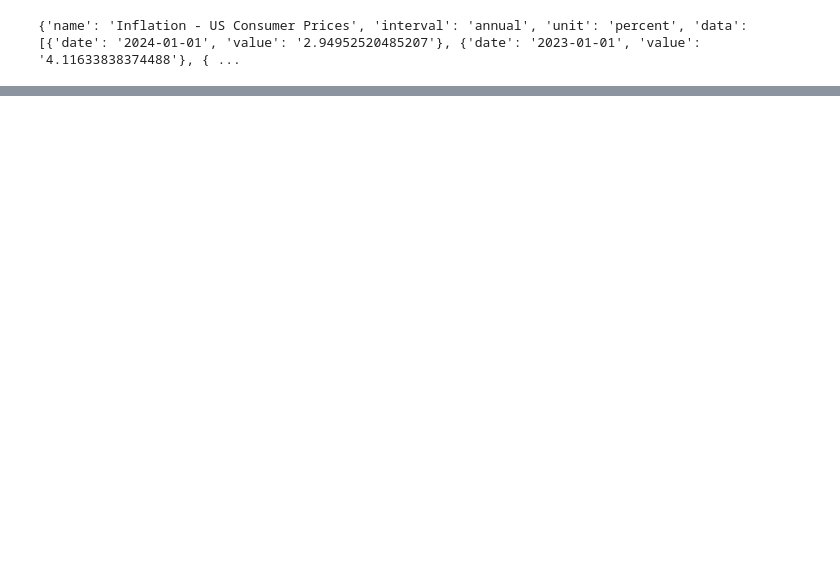
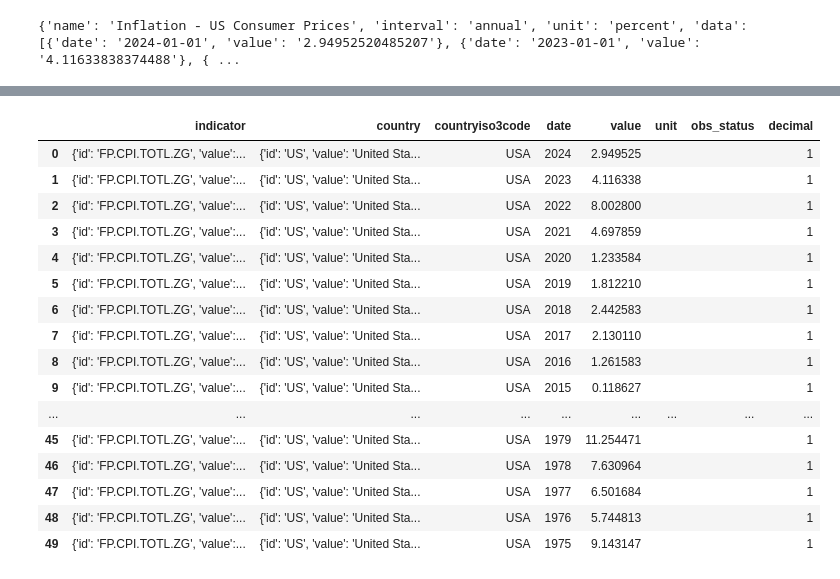
Before and after one commit to Ametist2502/DE_Project, a Jupyter notebook: projects/AlphaVantage/Script.ipynb, the cells around one changed output, grey strips where cells are left out. Cells and saved outputs as stored; diff of their text form; code cells hidden in the pictures; blank space fills up the shorter version.

```diff
--- a/projects/AlphaVantage/Script.ipynb
+++ b/projects/AlphaVantage/Script.ipynb
@@ -56,0 +67,6 @@ data
+# %%
+import requests
+
+url = "https://api.worldbank.org/v2/country/USA/indicator/FP.CPI.TOTL.ZG?date=1950:2025&format=json"
+r = requests.get(url)
+data = r.json()[1]  # phần dữ liệu
@@ -56,0 +79,2 @@ data
+# %%
+df = pd.DataFrame(data)
@@ -56,0 +90,21 @@ data
+# %%
+df = df.dropna()
+df
+# %% [output]
+|  | indicator | country | countryiso3code | date | value | unit | obs_status | decimal |
+| 0 | {'id': 'FP.CPI.TOTL.ZG', 'value':... | {'id': 'US', 'value': 'United Sta... | USA | 2024 | 2.949525 |  |  | 1 |
+| 1 | {'id': 'FP.CPI.TOTL.ZG', 'value':... | {'id': 'US', 'value': 'United Sta... | USA | 2023 | 4.116338 |  |  | 1 |
+| 2 | {'id': 'FP.CPI.TOTL.ZG', 'value':... | {'id': 'US', 'value': 'United Sta... | USA | 2022 | 8.002800 |  |  | 1 |
+| 3 | {'id': 'FP.CPI.TOTL.ZG', 'value':... | {'id': 'US', 'value': 'United Sta... | USA | 2021 | 4.697859 |  |  | 1 |
+| 4 | {'id': 'FP.CPI.TOTL.ZG', 'value':... | {'id': 'US', 'value': 'United Sta... | USA | 2020 | 1.233584 |  |  | 1 |
+| 5 | {'id': 'FP.CPI.TOTL.ZG', 'value':... | {'id': 'US', 'value': 'United Sta... | USA | 2019 | 1.812210 |  |  | 1 |
+| 6 | {'id': 'FP.CPI.TOTL.ZG', 'value':... | {'id': 'US', 'value': 'United Sta... | USA | 2018 | 2.442583 |  |  | 1 |
+| 7 | {'id': 'FP.CPI.TOTL.ZG', 'value':... | {'id': 'US', 'value': 'United Sta... | USA | 2017 | 2.130110 |  |  | 1 |
+| 8 | {'id': 'FP.CPI.TOTL.ZG', 'value':... | {'id': 'US', 'value': 'United Sta... | USA | 2016 | 1.261583 |  |  | 1 |
+| 9 | {'id': 'FP.CPI.TOTL.ZG', 'value':... | {'id': 'US', 'value': 'United Sta... | USA | 2015 | 0.118627 |  |  | 1 |
+| ... | ... | ... | ... | ... | ... | ... | ... | ... |
+| 45 | {'id': 'FP.CPI.TOTL.ZG', 'value':... | {'id': 'US', 'value': 'United Sta... | USA | 1979 | 11.254471 |  |  | 1 |
+| 46 | {'id': 'FP.CPI.TOTL.ZG', 'value':... | {'id': 'US', 'value': 'United Sta... | USA | 1978 | 7.630964 |  |  | 1 |
+| 47 | {'id': 'FP.CPI.TOTL.ZG', 'value':... | {'id': 'US', 'value': 'United Sta... | USA | 1977 | 6.501684 |  |  | 1 |
+| 48 | {'id': 'FP.CPI.TOTL.ZG', 'value':... | {'id': 'US', 'value': 'United Sta... | USA | 1976 | 5.744813 |  |  | 1 |
+| 49 | {'id': 'FP.CPI.TOTL.ZG', 'value':... | {'id': 'US', 'value': 'United Sta... | USA | 1975 | 9.143147 |  |  | 1 |
```
Also changed, not shown: parts of 8 cells of this notebook.
